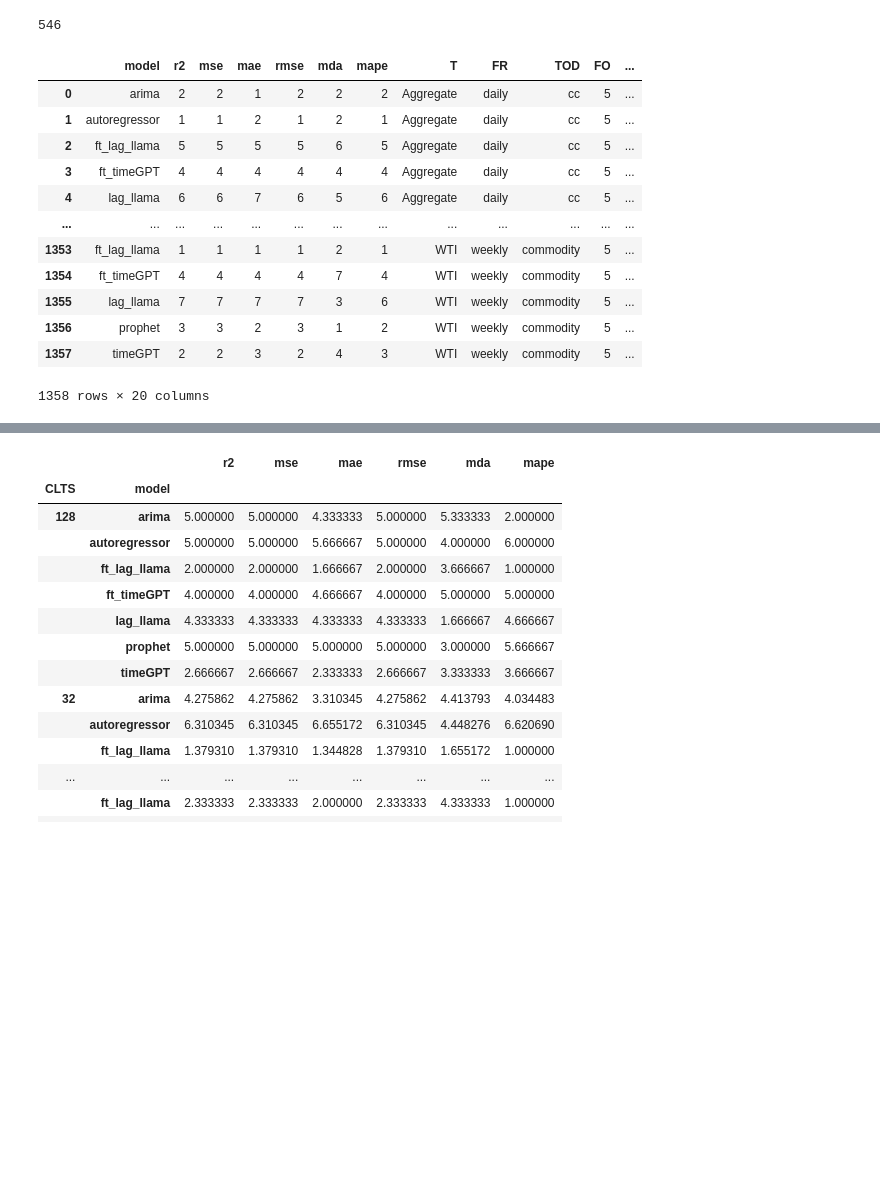
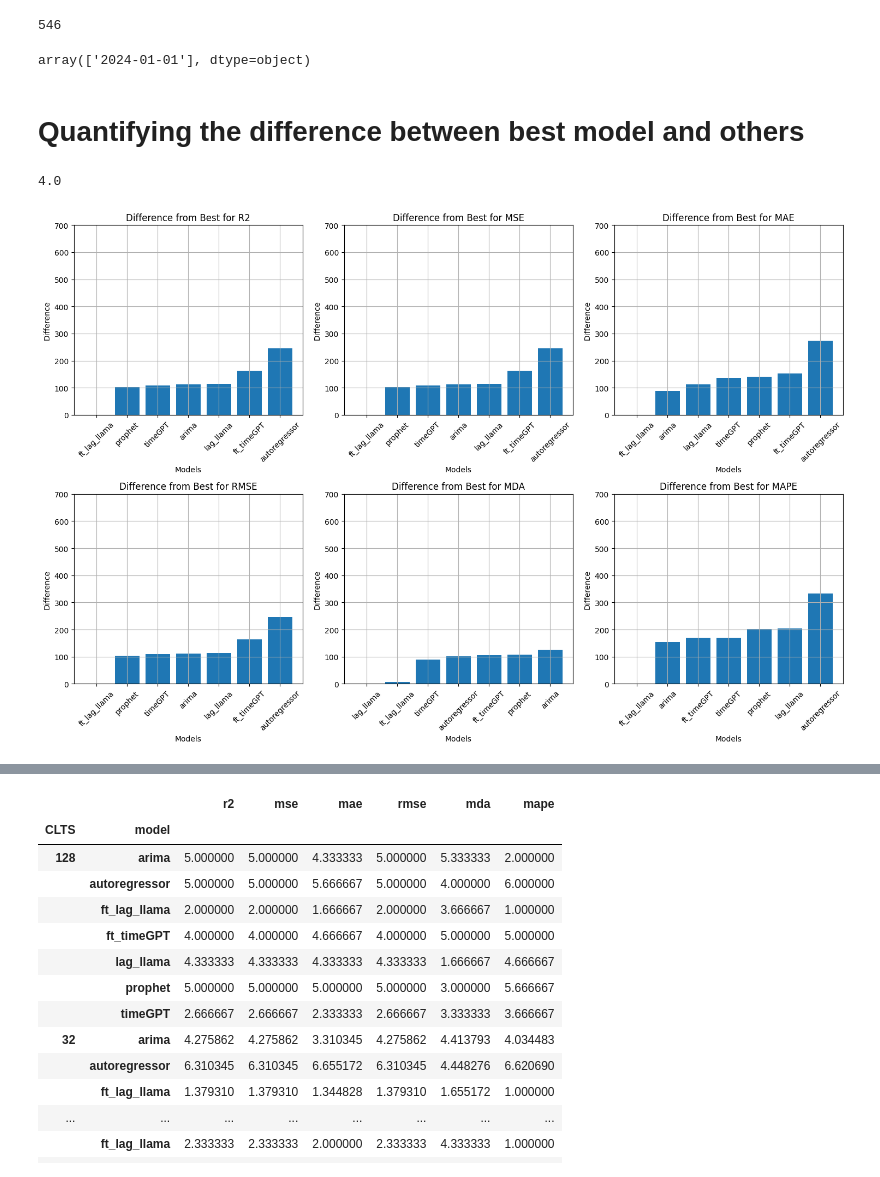
Before and after one commit to filip-topic/Time-Series-Foundation-Models-in-Financial-time-series-prediction, a Jupyter notebook: data_analysis.ipynb, the cells around one changed output, grey strips where cells are left out. Drawn from its saved outputs; the diff is of its cells as text; code cells hidden in the pictures; blank space fills up the shorter version.

Commit message:
worked on the dissertation a bit plus time-series analysis and MES

```diff
--- a/data_analysis.ipynb
+++ b/data_analysis.ipynb
@@ -178,19 +160,66 @@ aggregated_ranking_with_data_features
 sum(aggregated_ranking_with_data_features["cyclical_patterns"])
 # %% [output]
 546
-# %%
-aggregated_ranking
-# %% [output]
-|  | model | r2 | mse | mae | rmse | mda | mape | T | FR | TOD | FO | ... |
-| 0 | arima | 2 | 2 | 1 | 2 | 2 | 2 | Aggregate | daily | cc | 5 | ... |
-| 1 | autoregressor | 1 | 1 | 2 | 1 | 2 | 1 | Aggregate | daily | cc | 5 | ... |
-| 2 | ft_lag_llama | 5 | 5 | 5 | 5 | 6 | 5 | Aggregate | daily | cc | 5 | ... |
-| 3 | ft_timeGPT | 4 | 4 | 4 | 4 | 4 | 4 | Aggregate | daily | cc | 5 | ... |
-| 4 | lag_llama | 6 | 6 | 7 | 6 | 5 | 6 | Aggregate | daily | cc | 5 | ... |
-| ... | ... | ... | ... | ... | ... | ... | ... | ... | ... | ... | ... | ... |
-| 1353 | ft_lag_llama | 1 | 1 | 1 | 1 | 2 | 1 | WTI | weekly | commodity | 5 | ... |
-| 1354 | ft_timeGPT | 4 | 4 | 4 | 4 | 7 | 4 | WTI | weekly | commodity | 5 | ... |
-| 1355 | lag_llama | 7 | 7 | 7 | 7 | 3 | 6 | WTI | weekly | commodity | 5 | ... |
-| 1356 | prophet | 3 | 3 | 2 | 3 | 1 | 2 | WTI | weekly | commodity | 5 | ... |
-| 1357 | timeGPT | 2 | 2 | 3 | 2 | 4 | 3 | WTI | weekly | commodity | 5 | ... |
-1358 rows × 20 columns
+# %%
+import numpy as np
+aggregated_ranking[np.logical_and(np.logical_and(aggregated_ranking["FR"] == "monthly",
+                                                 aggregated_ranking["model"] == "arima"),
+                                                 aggregated_ranking["TOD"] == "commodity")]["D"].unique()
+# %% [output]
+array(['2024-01-01'], dtype=object)
+# %% [markdown]
+# Quantifying the difference between best model and others
+# %%
+temp = aggregated_ranking[aggregated_ranking["TOD"] == "commodity"]
+metrics = ["r2", "mse", "mae", "rmse", "mda", "mape", "model"]
+group = ["model"]
+a = temp[metrics].groupby(group).mean()
+# %%
+np.mean(a["r2"])
+# %% [output]
+4.0
+# %%
+df = a
+import pandas as pd
+import matplotlib.pyplot as plt
+
+# Set the model as the index
+df.reset_index(inplace=True)  # This will convert the index into a column
+df.set_index('model', inplace=True)
+
+# Initialize a subplot for each column
+fig, axes = plt.subplots(nrows=2, ncols=3, figsize=(15, 10))
+
+# List of metrics/columns to iterate through
+metrics = ['r2', 'mse', 'mae', 'rmse', 'mda', 'mape']
+axes = axes.flatten()
+
+# Plotting the difference for each metric
+for i, metric in enumerate(metrics):
+    # Get the minimum value (best model) for the current metric
+    min_value = df[metric].min()
+
+    # Calculate the difference between the best model and all others
+    diff = (df[metric] - min_value)/min_value * 100
+
+    # Sort by the difference to ensure models are ordered from smallest to largest difference
+    diff_sorted = diff.sort_values()
+
+    # Plotting the difference as a vertical bar chart
+    axes[i].bar(diff_sorted.index, diff_sorted)
+    axes[i].set_title(f'Difference from Best for {metric.upper()}')
+    axes[i].set_xlabel('Models')
+    axes[i].set_ylabel('Difference')
+    axes[i].grid(True)  # Adding gridlines
+
+    # Set the y-axis range from 0 to 7 for all subplots
+    axes[i].set_ylim(0, 700)
+
+    # Rotate x-axis labels for readability
+    axes[i].tick_params(axis='x', rotation=45)
+
+# Adjust layout
+plt.tight_layout()
+plt.show()
+# %% [output]
+[figure, added]
```
Also changed, not shown: parts of 5 cells of this notebook, 12 other files.
